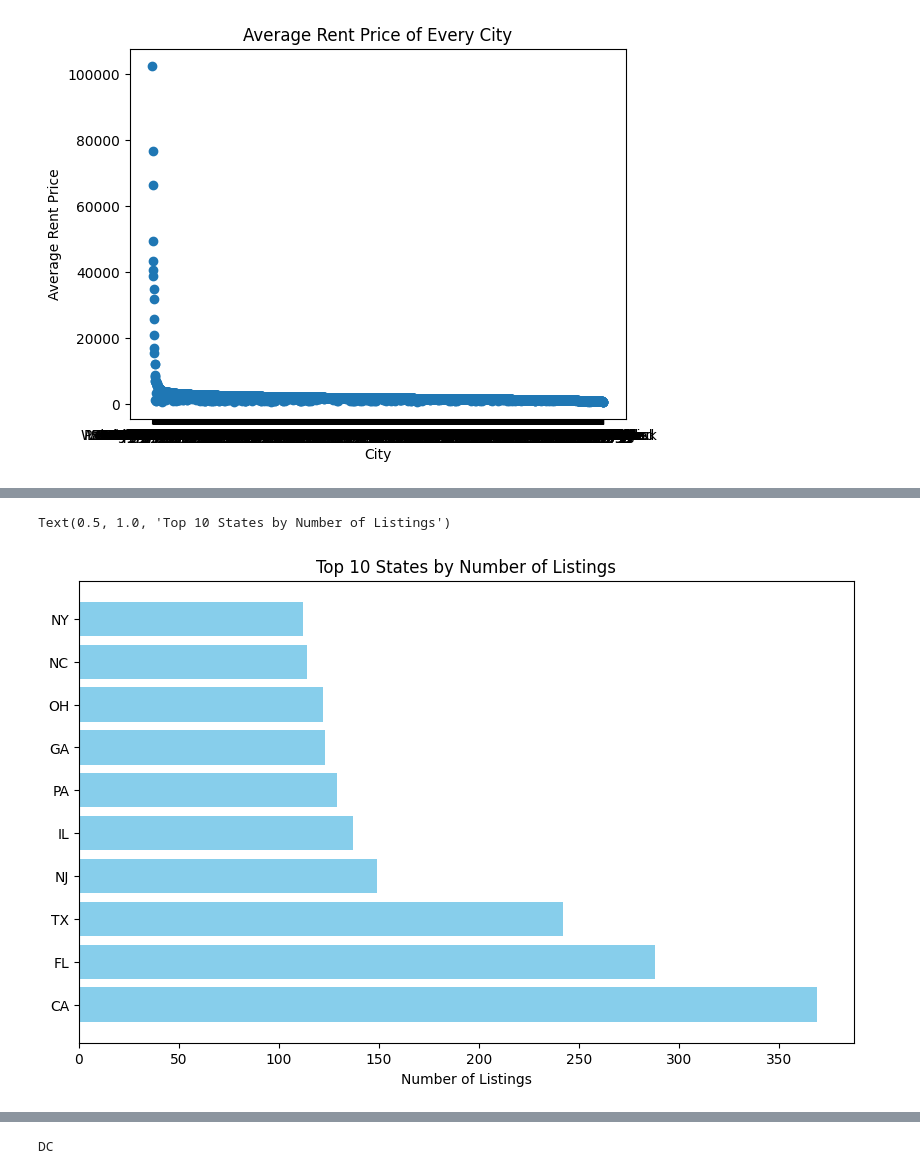
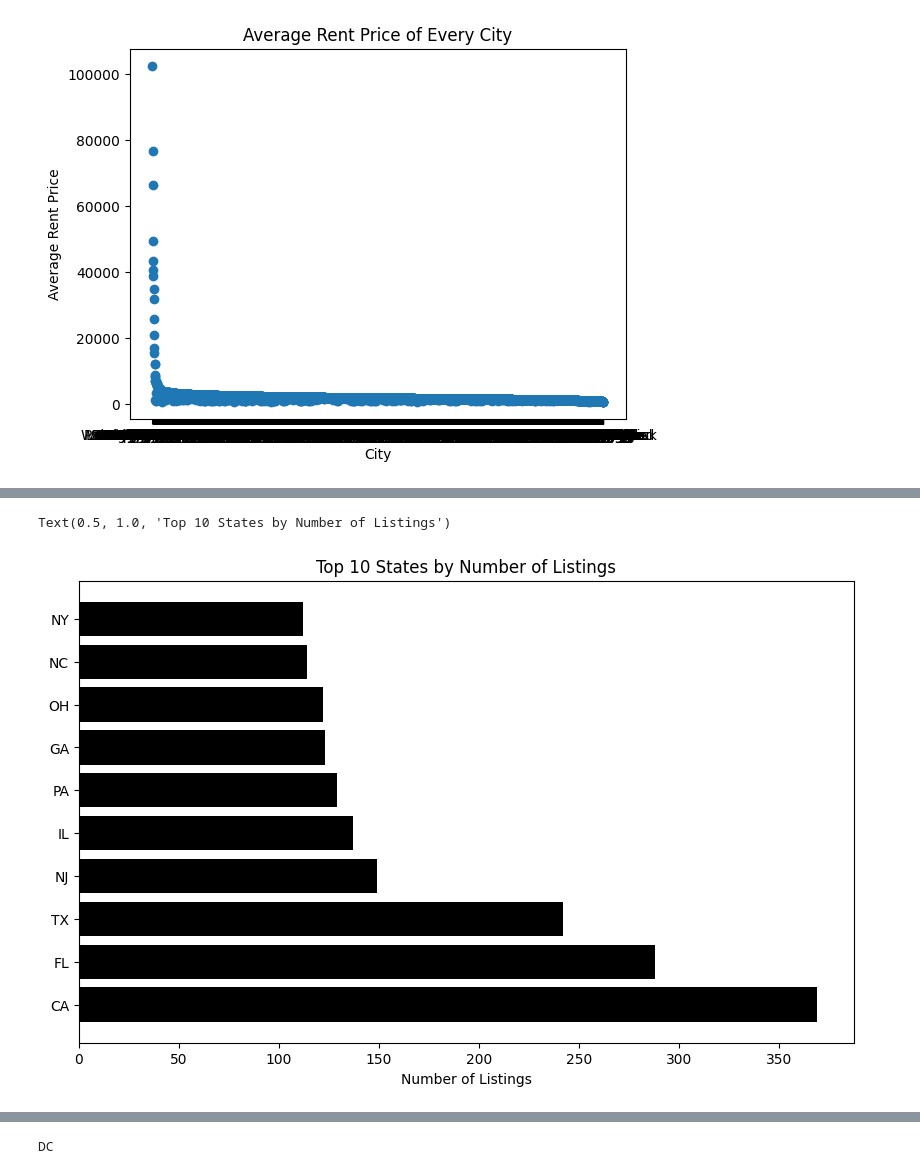
Before and after one commit to AdityaManojMenon/HYVE, a Jupyter notebook: EDA.ipynb, the cells around one changed output, grey strips where cells are left out. Cells and saved outputs as stored; diff of their text form; code cells hidden in the pictures.

```diff
--- a/EDA.ipynb
+++ b/EDA.ipynb
@@ -107,14 +107,14 @@ plt.show()
 # %%
 #Now lets look at the number of total listings by state
 state_listings = df.groupby('State')['RegionName'].count().sort_values(ascending=False)
 top_states_listings = state_listings.head(10)
 plt.figure(figsize=(10, 6))
-plt.barh(top_states_listings.index, top_states_listings.values, color='skyblue')
+plt.barh(top_states_listings.index, top_states_listings.values, color='black')
 plt.xlabel('Number of Listings')
 plt.title('Top 10 States by Number of Listings')
 # %% [output]
 Text(0.5, 1.0, 'Top 10 States by Number of Listings')
-[figure, old version]
+[figure, new version]
 # %%
 #Now lets see how many states are in filtered dataset
 state_listings.shape
```
Also changed, not shown: parts of 19 cells of this notebook, 32 other files.
